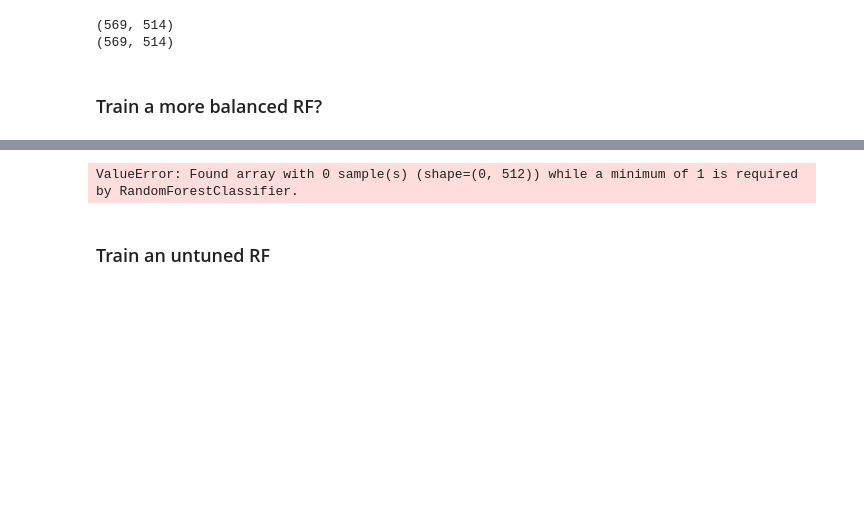
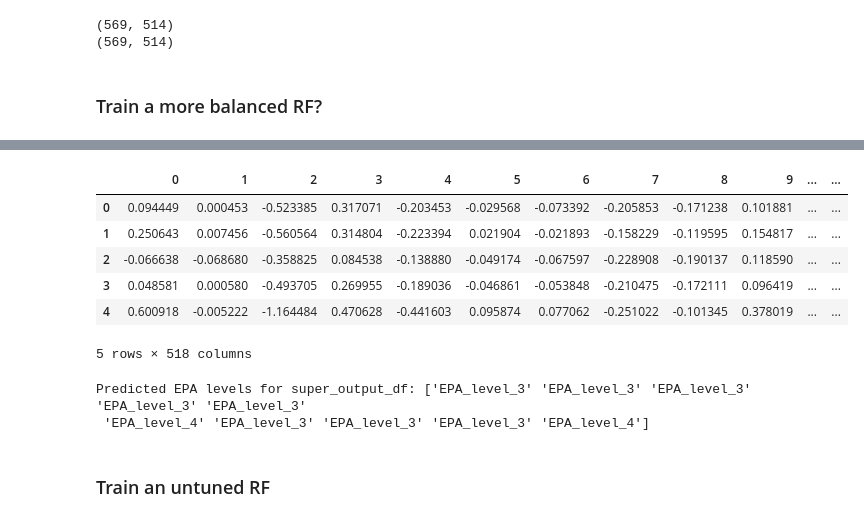
Before and after one commit to DashLLipsey/PREDICT-MIT-LL, a Jupyter notebook: Notebooks/MIT_LL_second_encoder.ipynb, the cells around one changed output, grey strips where cells are left out. Drawn from its saved outputs; the diff is of its cells as text; code cells hidden in the pictures; blank space fills up the shorter version.

```diff
--- a/Notebooks/MIT_LL_second_encoder.ipynb
+++ b/Notebooks/MIT_LL_second_encoder.ipynb
@@ -1460,14 +1482,24 @@ Predicted EPA level: EPA_level_1_2
+# %%
+super_output_df.head()
+# %% [output]
+|  | 0 | 1 | 2 | 3 | 4 | 5 | 6 | 7 | 8 | 9 | ... | ... |
+| 0 | 0.094449 | 0.000453 | -0.523385 | 0.317071 | -0.203453 | -0.029568 | -0.073392 | -0.205853 | -0.171238 | 0.101881 | ... | ... |
+| 1 | 0.250643 | 0.007456 | -0.560564 | 0.314804 | -0.223394 | 0.021904 | -0.021893 | -0.158229 | -0.119595 | 0.154817 | ... | ... |
+| 2 | -0.066638 | -0.068680 | -0.358825 | 0.084538 | -0.138880 | -0.049174 | -0.067597 | -0.228908 | -0.190137 | 0.118590 | ... | ... |
+| 3 | 0.048581 | 0.000580 | -0.493705 | 0.269955 | -0.189036 | -0.046861 | -0.053848 | -0.210475 | -0.172111 | 0.096419 | ... | ... |
+| 4 | 0.600918 | -0.005222 | -1.164484 | 0.470628 | -0.441603 | 0.095874 | 0.077062 | -0.251022 | -0.101345 | 0.378019 | ... | ... |
+5 rows × 518 columns
 # %%
-# Test on the output spectra of CNCCCN1C2=C(CCC3=C1C=CC=C3)C=CC=C2
-# Prepare the features for the matching rows (same as for RF training)
-X_match = matching_rows[embedding_cols].select_dtypes(include=[np.number])
-X_match.columns = X_match.columns.astype(str)
+# Prepare the features for the random forest from super_output_df (same columns as used for RF training)
+X_super_rf = super_output_df[embedding_cols].select_dtypes(include=[np.number])
+X_super_rf.columns = X_super_rf.columns.astype(str)
 
 # Predict EPA level using your trained random forest
-predicted_epa_levels = rf3.predict(X_match)
-print("Predicted EPA levels:", predicted_epa_levels)
+predicted_epa_levels_super = rf3.predict(X_super_rf)
+print("Predicted EPA levels for super_output_df:", predicted_epa_levels_super)
 # %% [output]
-ValueError: Found array with 0 sample(s) (shape=(0, 512)) while a minimum of 1 is required by RandomForestClassifier.
+Predicted EPA levels for super_output_df: ['EPA_level_3' 'EPA_level_3' 'EPA_level_3' 'EPA_level_3' 'EPA_level_3'
+ 'EPA_level_4' 'EPA_level_3' 'EPA_level_3' 'EPA_level_3' 'EPA_level_4']
 # %% [markdown]
 ### Train an untuned RF
 # %%
```
Also changed, not shown: parts of 22 cells of this notebook.
